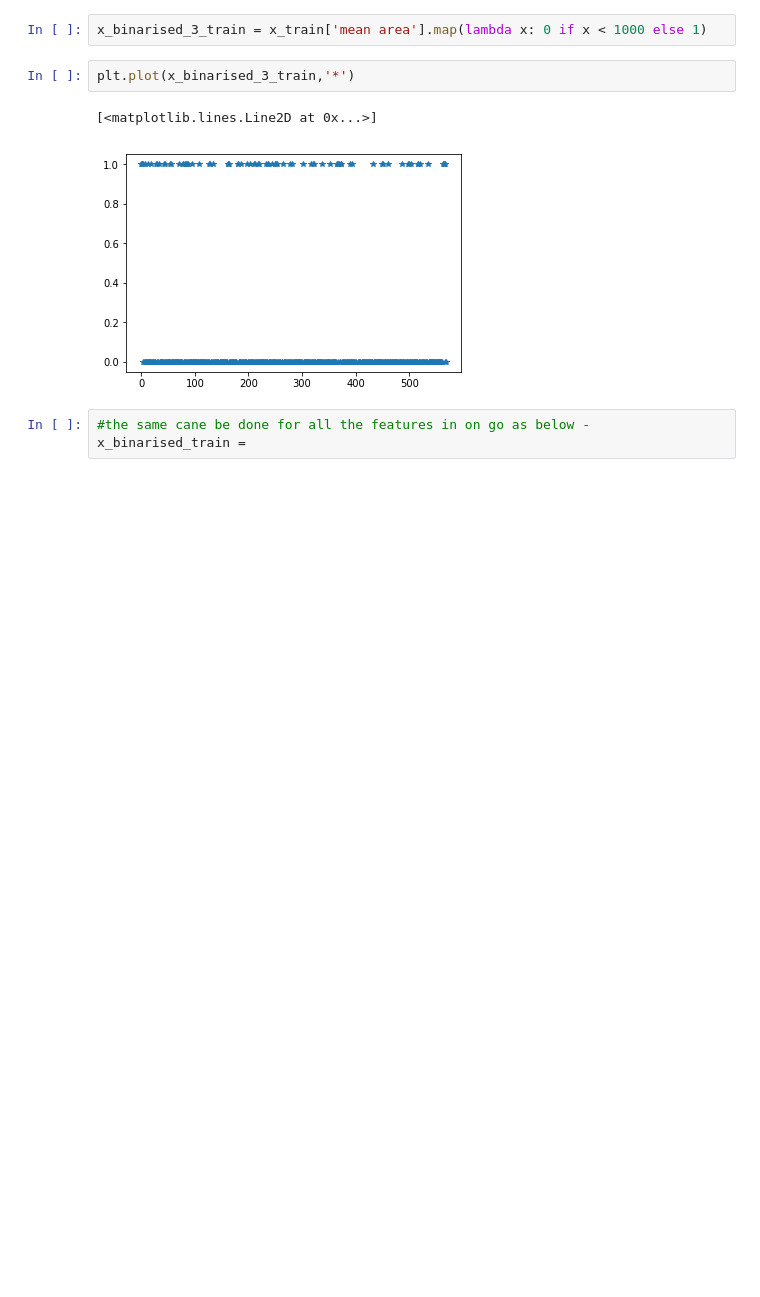
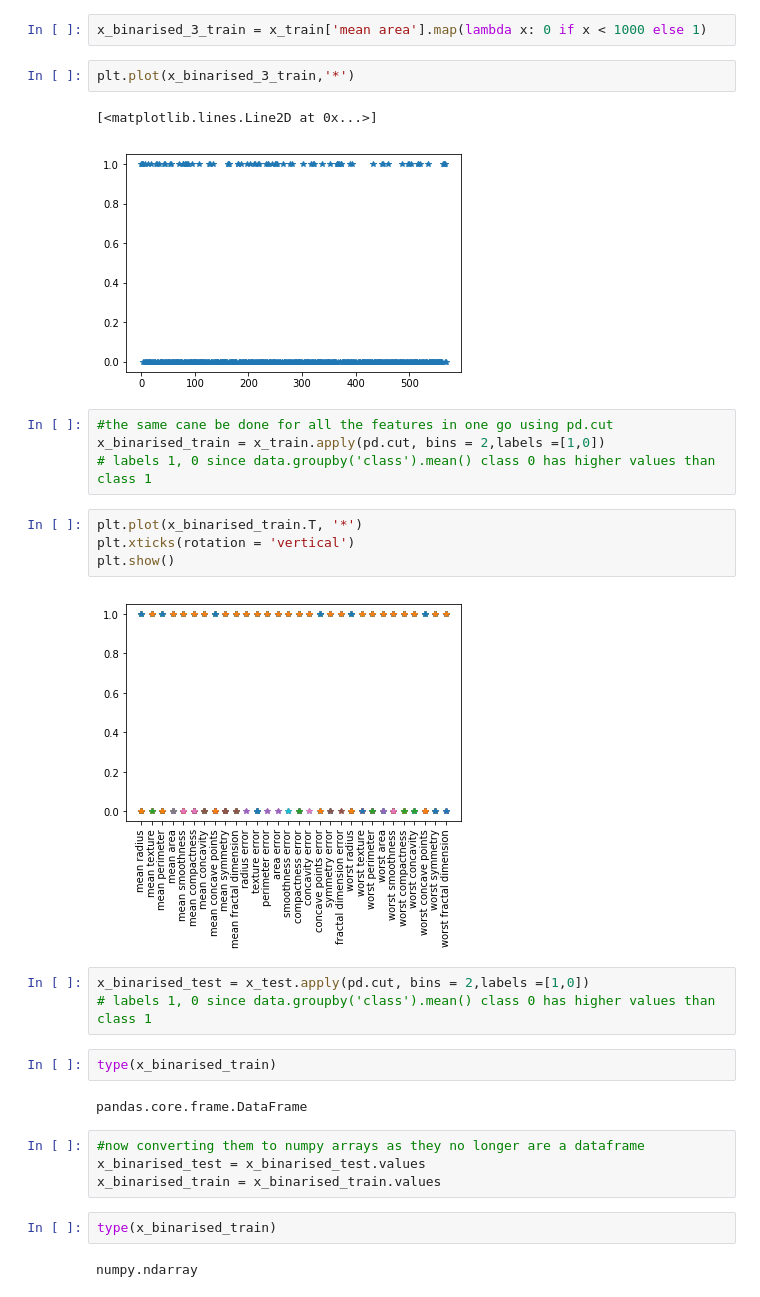
Before and after one commit to millitroy/Deeplearning-Practise, a Jupyter notebook: MP neuron, Perceptron.ipynb, the cells around one changed output. Cells and saved outputs as stored; diff of their text form; blank space fills up the shorter version.

```diff
--- a/MP neuron, Perceptron.ipynb
+++ b/MP neuron, Perceptron.ipynb
@@ -166,6 +166,28 @@ plt.plot(x_binarised_3_train,'*')
 # %% [output]
 [<matplotlib.lines.Line2D at 0x...>]
 [figure]
-# %%
-#the same cane be done for all the features in on go as below -
-x_binarised_train =
+# %%
+#the same cane be done for all the features in one go using pd.cut
+x_binarised_train = x_train.apply(pd.cut, bins = 2,labels =[1,0])
+# labels 1, 0 since data.groupby('class').mean() class 0 has higher values than class 1
+# %%
+plt.plot(x_binarised_train.T, '*')
+plt.xticks(rotation = 'vertical')
+plt.show()
+# %% [output]
+[figure, added]
+# %%
+x_binarised_test = x_test.apply(pd.cut, bins = 2,labels =[1,0])
+# labels 1, 0 since data.groupby('class').mean() class 0 has higher values than class 1
+# %%
+type(x_binarised_train)
+# %% [output]
+pandas.core.frame.DataFrame
+# %%
+#now converting them to numpy arrays as they no longer are a dataframe
+x_binarised_test = x_binarised_test.values
+x_binarised_train = x_binarised_train.values
+# %%
+type(x_binarised_train)
+# %% [output]
+numpy.ndarray
```
Also changed, not shown: parts of 11 cells of this notebook.
